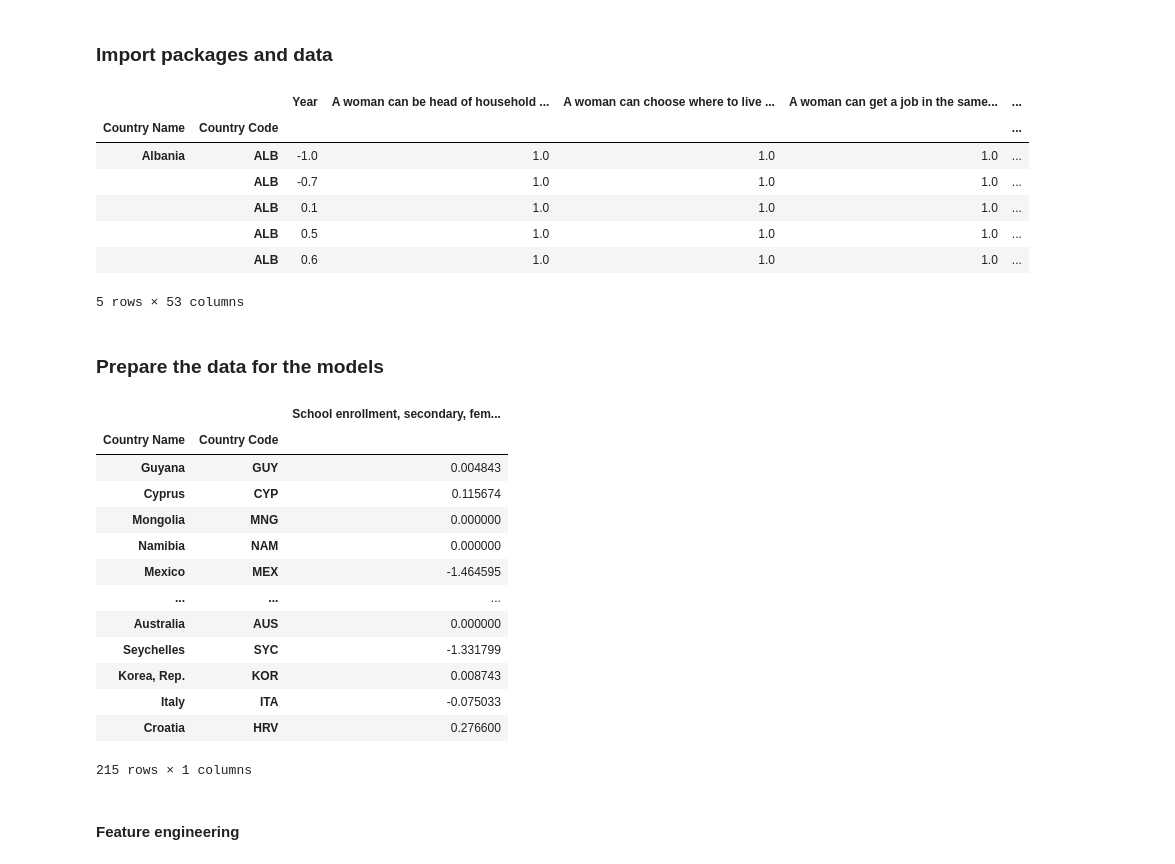
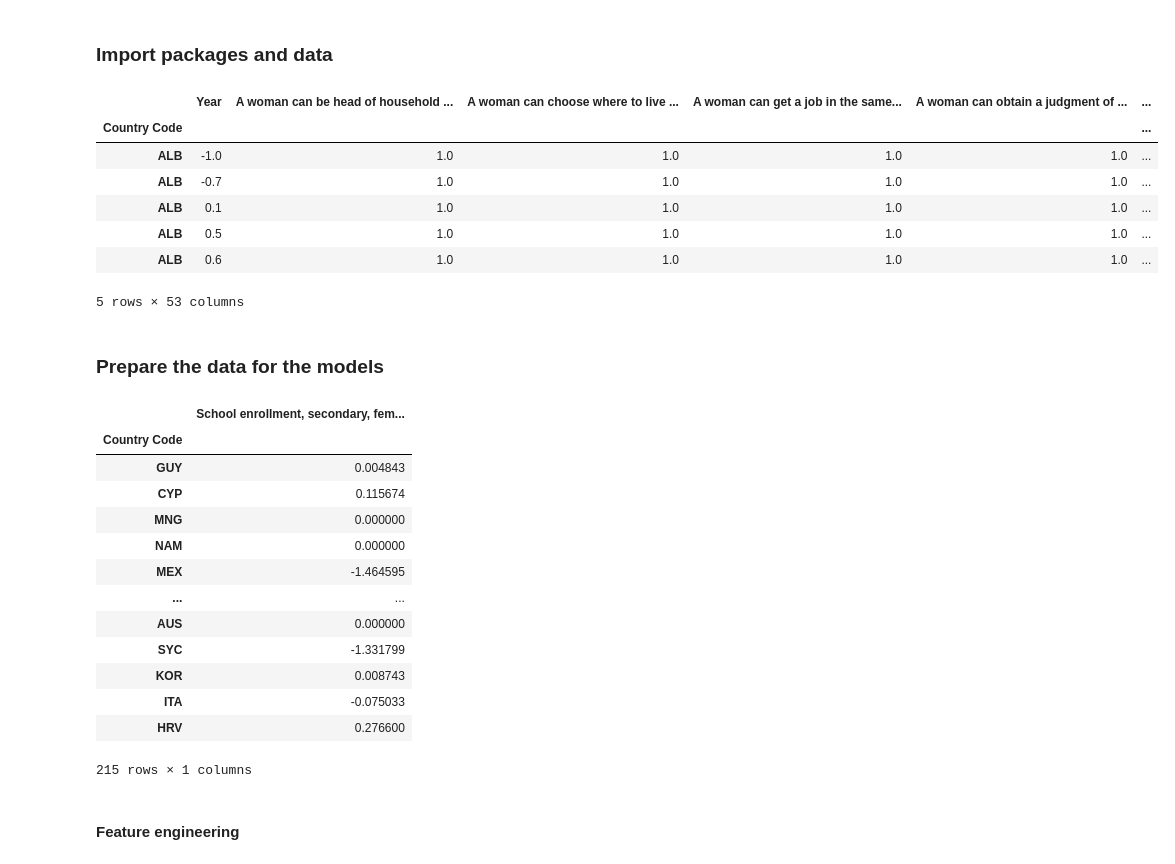
Before and after one commit to MLFP-90803-SP24-FinalProjects/Team13-ML-finalProject-Unveiling-the-Future-of-Women-in-STEM, a Jupyter notebook: Question2Gracie.ipynb, the cells around one changed output. Saved outputs shown, nothing was run; the diff lists cells and outputs as text; code cells hidden in the pictures.

```diff
--- a/Question2Gracie.ipynb
+++ b/Question2Gracie.ipynb
@@ -36,16 +36,17 @@ from xgboost import XGBRegressor
 # %%
 #load in the dataset
 df = pd.read_csv('country_index.csv')
-df.set_index(['Country Name', 'Country Code'], inplace=True)
+df.set_index(['Country Code'], inplace=True)
+df.drop(columns='Country Name', inplace=True)
 df.head()
 # %% [output]
-|  |  | Year | A woman can be head of household ... | A woman can choose where to live ... | A woman can get a job in the same... | ... |
-| Country Name | Country Code |  |  |  |  | ... |
-| Albania | ALB | -1.0 | 1.0 | 1.0 | 1.0 | ... |
-|  | ALB | -0.7 | 1.0 | 1.0 | 1.0 | ... |
-|  | ALB | 0.1 | 1.0 | 1.0 | 1.0 | ... |
-|  | ALB | 0.5 | 1.0 | 1.0 | 1.0 | ... |
-|  | ALB | 0.6 | 1.0 | 1.0 | 1.0 | ... |
+|  | Year | A woman can be head of household ... | A woman can choose where to live ... | A woman can get a job in the same... | A woman can obtain a judgment of ... | ... |
+| Country Code |  |  |  |  |  | ... |
+| ALB | -1.0 | 1.0 | 1.0 | 1.0 | 1.0 | ... |
+| ALB | -0.7 | 1.0 | 1.0 | 1.0 | 1.0 | ... |
+| ALB | 0.1 | 1.0 | 1.0 | 1.0 | 1.0 | ... |
+| ALB | 0.5 | 1.0 | 1.0 | 1.0 | 1.0 | ... |
+| ALB | 0.6 | 1.0 | 1.0 | 1.0 | 1.0 | ... |
 5 rows × 53 columns
 # %%
 # #remove the country columns so that we can focus on more important predictors
@@ -75,19 +76,19 @@ y = df[['School enrollment, secondary, female (% gross)']]
 X_train, X_test, y_train, y_test = train_test_split(X, y, test_size=0.2, random_state=17)
 y_test
 # %% [output]
-|  |  | School enrollment, secondary, fem... |
-| Country Name | Country Code |  |
-| Guyana | GUY | 0.004843 |
-| Cyprus | CYP | 0.115674 |
-| Mongolia | MNG | 0.000000 |
-| Namibia | NAM | 0.000000 |
-| Mexico | MEX | -1.464595 |
-| ... | ... | ... |
-| Australia | AUS | 0.000000 |
-| Seychelles | SYC | -1.331799 |
-| Korea, Rep. | KOR | 0.008743 |
-| Italy | ITA | -0.075033 |
-| Croatia | HRV | 0.276600 |
+|  | School enrollment, secondary, fem... |
+| Country Code |  |
+| GUY | 0.004843 |
+| CYP | 0.115674 |
+| MNG | 0.000000 |
+| NAM | 0.000000 |
+| MEX | -1.464595 |
+| ... | ... |
+| AUS | 0.000000 |
+| SYC | -1.331799 |
+| KOR | 0.008743 |
+| ITA | -0.075033 |
+| HRV | 0.276600 |
 215 rows × 1 columns
 # %% [markdown]
 #### Feature engineering
```
Also changed, not shown: parts of 12 cells of this notebook.
